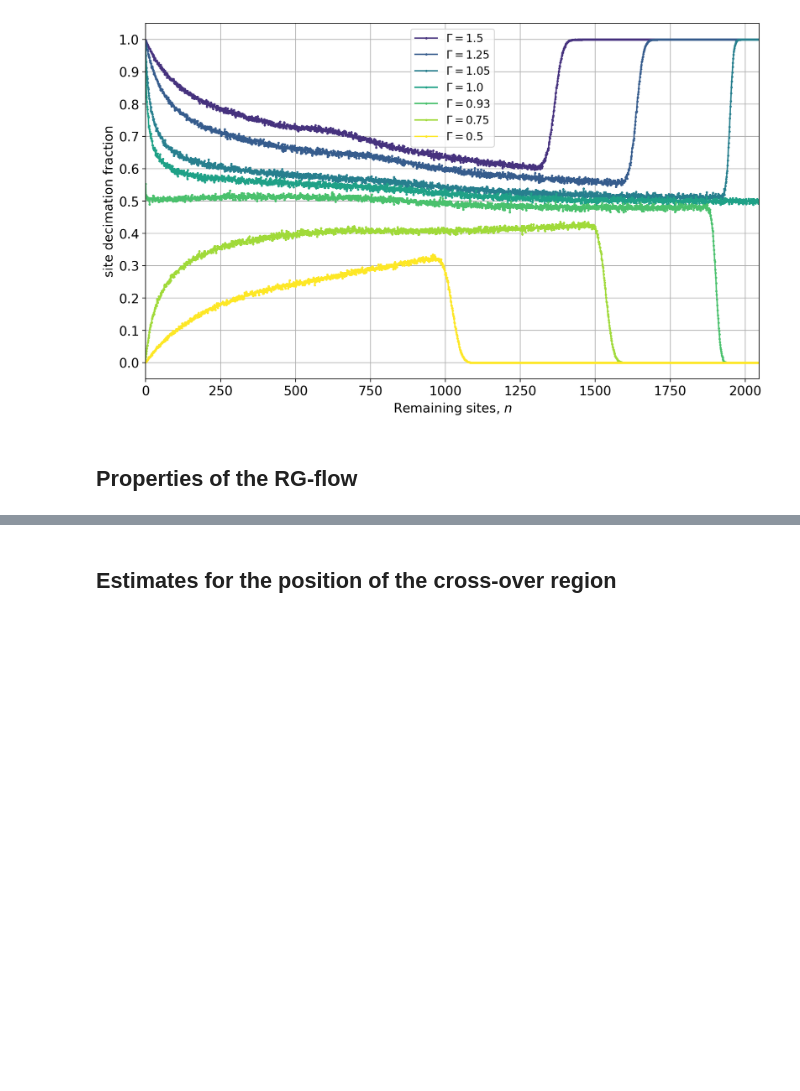
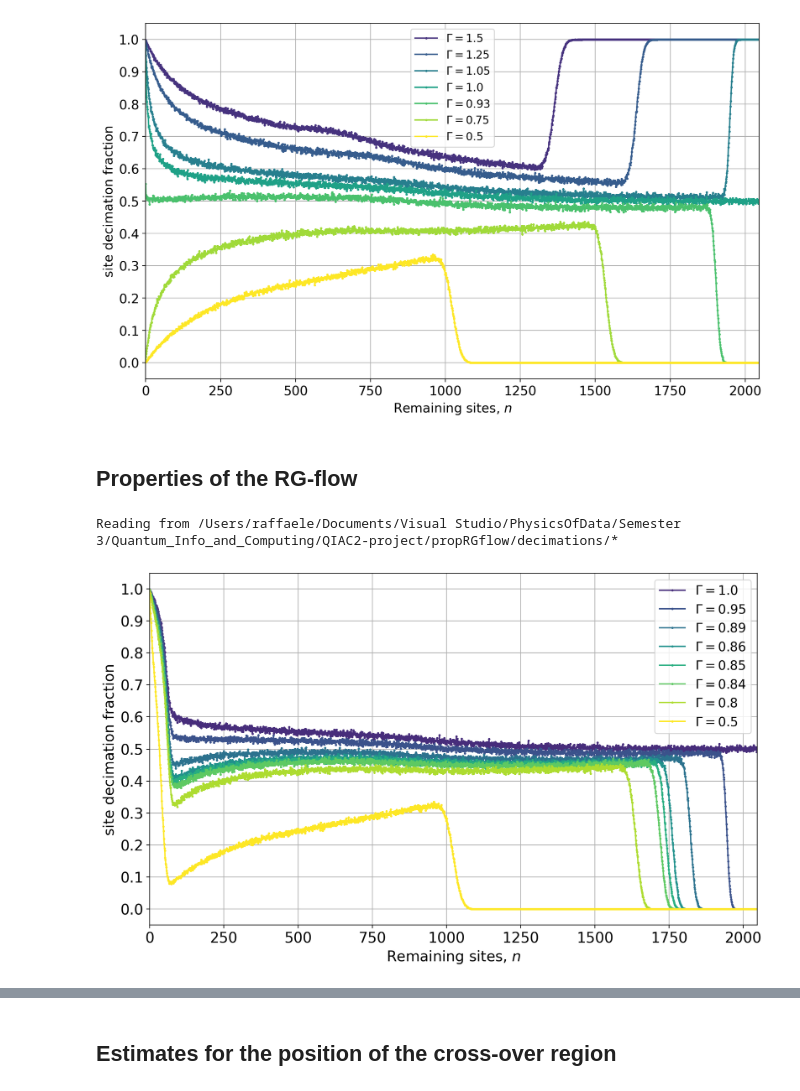
Before and after one commit to RaffaeleSabatini/SDRG-Implementation-and-Analysis, a Jupyter notebook: main.ipynb, the cells around one changed output, grey strips where cells are left out. Cells and saved outputs as stored; diff of their text form; code cells hidden in the pictures; blank space fills up the shorter version.

```diff
--- a/main.ipynb
+++ b/main.ipynb
@@ -113,4 +113,11 @@ Reading from /Users/raffaele/Documents/Visual Studio/PhysicsOfData/Semester 3/Qu
 [figure]
 # %% [markdown]
 ## Properties of the RG-flow
+# %%
+decimations_res_h0, gamma_list, h_list = read_results("propRGflow/decimations")
+mask = h_list != 0
+plot_results("decimations", decimations_res_h0[:-1, mask], N-1, gamma_list[mask])
+# %% [output]
+Reading from /Users/raffaele/Documents/Visual Studio/PhysicsOfData/Semester 3/Quantum_Info_and_Computing/QIAC2-project/propRGflow/decimations/*
+[figure, added]
 # %%
```
Also changed, not shown: parts of 1 cell of this notebook, 1 other file.
